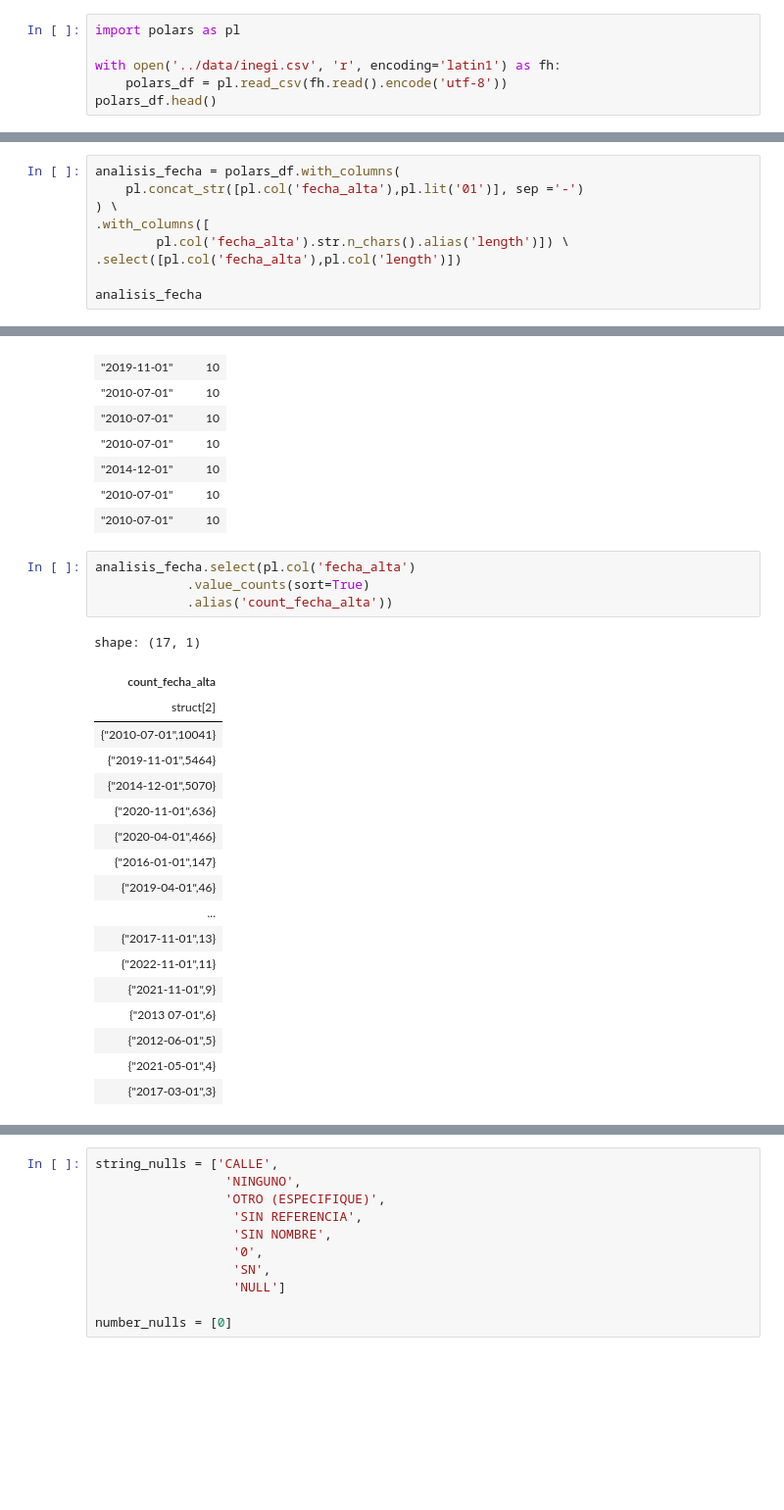
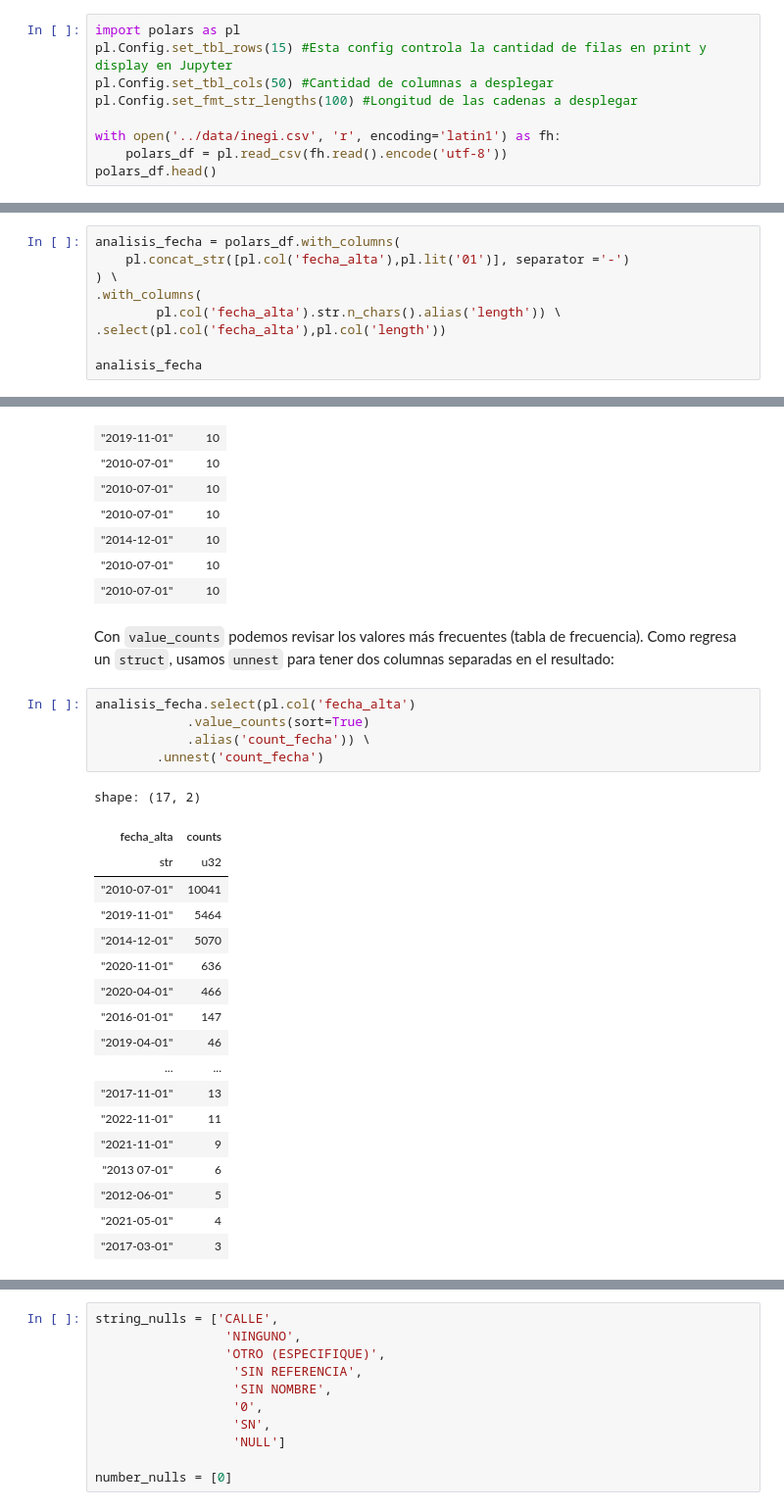
Before and after one commit to gmbmx/zophia-polars, a Jupyter notebook: notebooks/03_polars_transform.ipynb, the cells around one changed output, grey strips where cells are left out. Shown: that part at 98% size. Cells and saved outputs as stored; diff of their text form; blank space fills up the shorter version.

```diff
--- a/notebooks/03_polars_transform.ipynb
+++ b/notebooks/03_polars_transform.ipynb
@@ -4,6 +4,9 @@
 Usaremos el dataset del Inegi para esta sección. El dataset de Taxis de NY se usará tanto en los ejericicos así como opción para el proyecto final.
 # %%
 import polars as pl
+pl.Config.set_tbl_rows(15) #Esta config controla la cantidad de filas en print y display en Jupyter
+pl.Config.set_tbl_cols(50) #Cantidad de columnas a desplegar
+pl.Config.set_fmt_str_lengths(100) #Longitud de las cadenas a desplegar
 
 with open('../data/inegi.csv', 'r', encoding='latin1') as fh:
     polars_df = pl.read_csv(fh.read().encode('utf-8'))
@@ -58,10 +380,10 @@ shape: (15, 2)
 # %%
 analisis_fecha = polars_df.with_columns(
-    pl.concat_str([pl.col('fecha_alta'),pl.lit('01')], sep ='-')
+    pl.concat_str([pl.col('fecha_alta'),pl.lit('01')], separator ='-')
 ) \
-.with_columns([
-        pl.col('fecha_alta').str.n_chars().alias('length')]) \
-.select([pl.col('fecha_alta'),pl.col('length')])
+.with_columns(
+        pl.col('fecha_alta').str.n_chars().alias('length')) \
+.select(pl.col('fecha_alta'),pl.col('length'))
 
 analisis_fecha
 # %% [output]
@@ -83,26 +405,29 @@ shape: (22010, 2)
 | "2014-12-01" | 10 |
 | "2010-07-01" | 10 |
 | "2010-07-01" | 10 |
+# %% [markdown]
+Con `value_counts` podemos revisar los valores más frecuentes (tabla de frecuencia). Como regresa un `struct`, usamos `unnest` para tener dos columnas separadas en el resultado:
 # %%
 analisis_fecha.select(pl.col('fecha_alta')
             .value_counts(sort=True)
-            .alias('count_fecha_alta'))
+            .alias('count_fecha')) \
+        .unnest('count_fecha')
 # %% [output]
-shape: (17, 1)
+shape: (17, 2)
-| count_fecha_alta |
-| struct[2] |
-| {"2010-07-01",10041} |
-| {"2019-11-01",5464} |
-| {"2014-12-01",5070} |
-| {"2020-11-01",636} |
-| {"2020-04-01",466} |
-| {"2016-01-01",147} |
-| {"2019-04-01",46} |
-| ... |
-| {"2017-11-01",13} |
-| {"2022-11-01",11} |
-| {"2021-11-01",9} |
-| {"2013 07-01",6} |
-| {"2012-06-01",5} |
-| {"2021-05-01",4} |
-| {"2017-03-01",3} |
+| fecha_alta | counts |
+| str | u32 |
+| "2010-07-01" | 10041 |
+| "2019-11-01" | 5464 |
+| "2014-12-01" | 5070 |
+| "2020-11-01" | 636 |
+| "2020-04-01" | 466 |
+| "2016-01-01" | 147 |
+| "2019-04-01" | 46 |
+| ... | ... |
+| "2017-11-01" | 13 |
+| "2022-11-01" | 11 |
+| "2021-11-01" | 9 |
+| "2013 07-01" | 6 |
+| "2012-06-01" | 5 |
+| "2021-05-01" | 4 |
+| "2017-03-01" | 3 |
```
Also changed, not shown: parts of 65 cells of this notebook.
